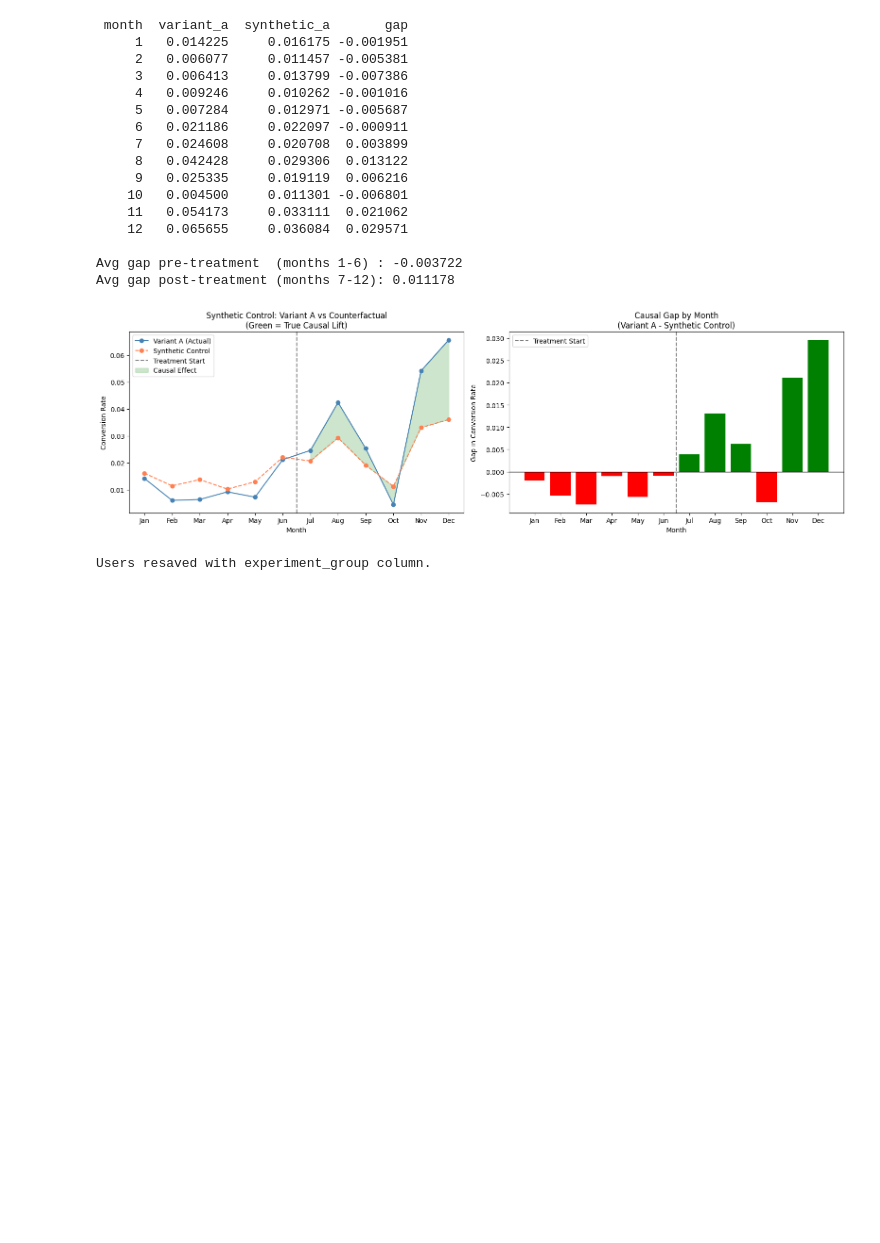
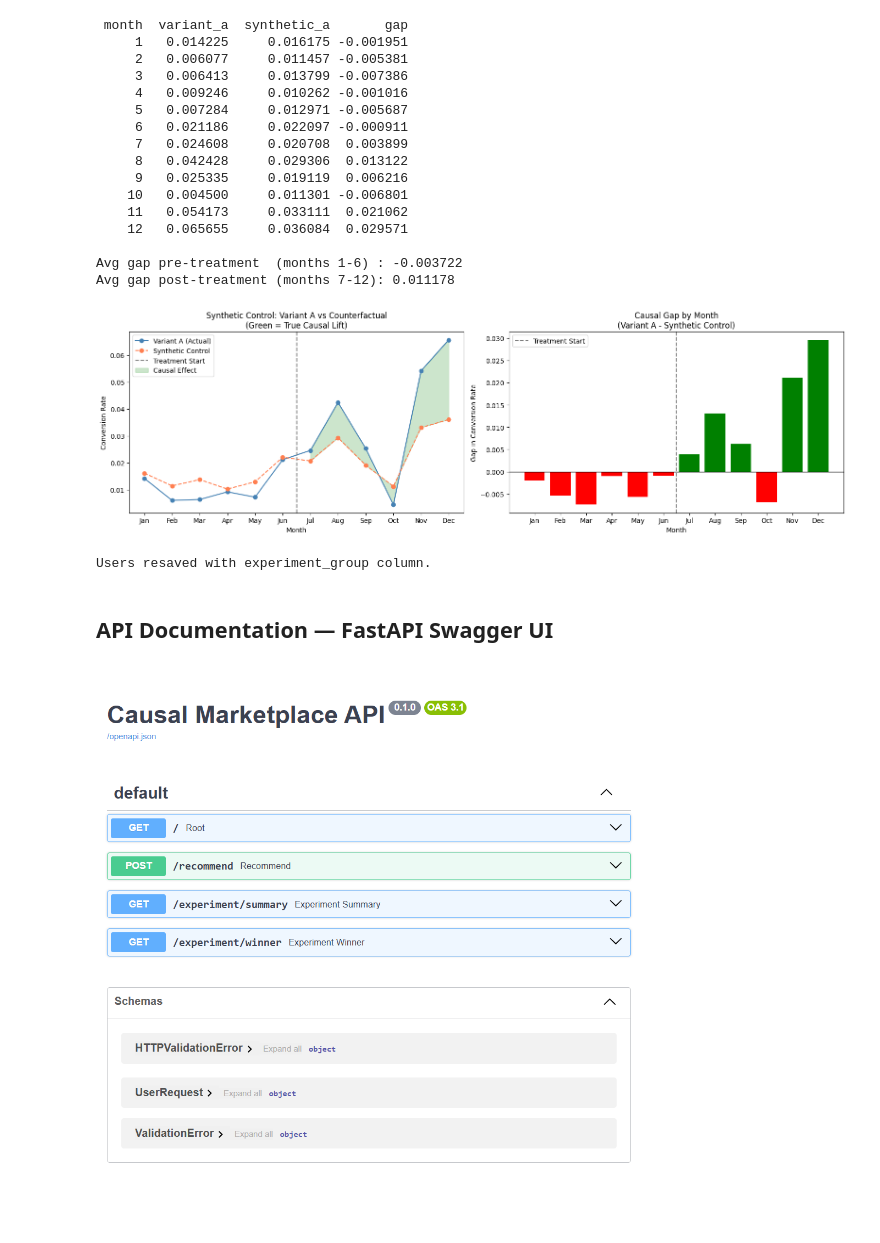
Before and after one commit to BSriVaishnavi/causal-marketplace, a Jupyter notebook: market.ipynb, the cells around one changed output. Drawn from its saved outputs; the diff is of its cells as text; code cells hidden in the pictures; blank space fills up the shorter version.

Commit message:
add swagger UI screenshot to notebook

```diff
--- a/market.ipynb
+++ b/market.ipynb
@@ -782,3 +782,10 @@ users.to_csv('users.csv', index=False)
 print("Users resaved with experiment_group column.")
 # %% [output]
 Users resaved with experiment_group column.
+# %% [markdown]
+## API Documentation — FastAPI Swagger UI
+# %%
+from IPython.display import Image, display
+display(Image(filename=r'C:\Users\bylrs\causal_marketplace\app\api\swagger logs.png'))
+# %% [output]
+[figure, added]
```
Also changed, not shown: 2 other files.
